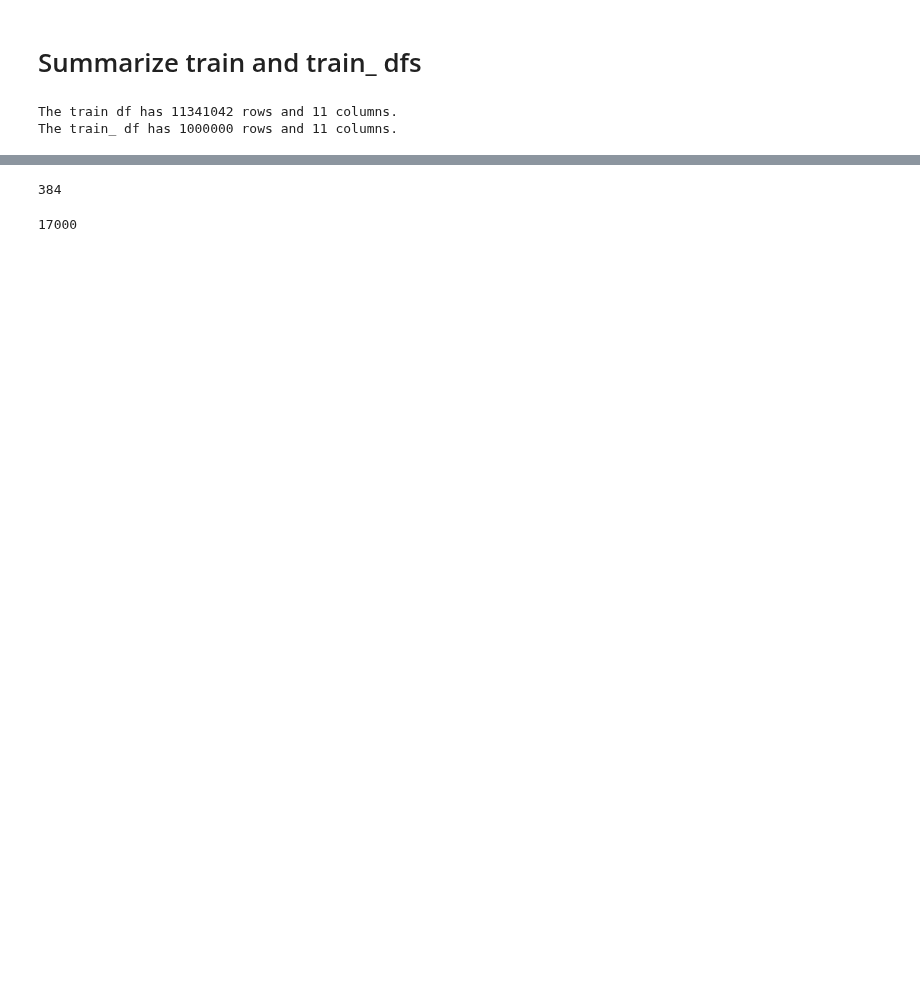
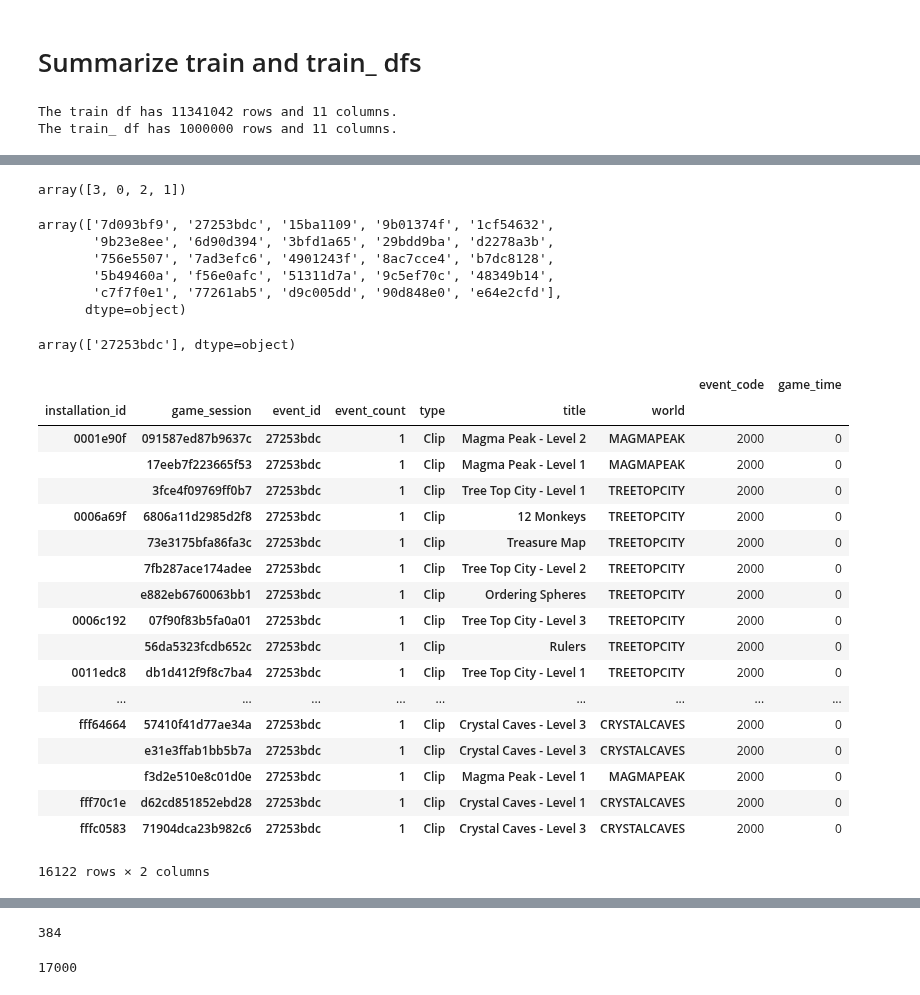
Before and after one commit to cats-in-the-hat/PBS-KIDS2, a Jupyter notebook: faith_starter.ipynb, the cells around one changed output, grey strips where cells are left out. Saved outputs shown, nothing was run; the diff lists cells and outputs as text; code cells hidden in the pictures; blank space fills up the shorter version.

```diff
--- a/faith_starter.ipynb
+++ b/faith_starter.ipynb
@@ -73,0 +133,39 @@ train_.head(1)
+# %%
+train_labels.accuracy_group.unique()
+# %% [output]
+array([3, 0, 2, 1])
+# %%
+train_[train_.event_code == 2000].event_id.unique()
+# %% [output]
+array(['7d093bf9', '27253bdc', '15ba1109', '9b01374f', '1cf54632',
+       '9b23e8ee', '6d90d394', '3bfd1a65', '29bdd9ba', 'd2278a3b',
+       '756e5507', '7ad3efc6', '4901243f', '8ac7cce4', 'b7dc8128',
+       '5b49460a', 'f56e0afc', '51311d7a', '9c5ef70c', '48349b14',
+       'c7f7f0e1', '77261ab5', 'd9c005dd', '90d848e0', 'e64e2cfd'],
+      dtype=object)
+# %%
+train_[train_.type == 'Clip'].event_id.unique()
+# %% [output]
+array(['27253bdc'], dtype=object)
+# %%
+train_[train_.event_id == '27253bdc'].groupby(['installation_id', 'game_session','event_id','event_count', 'type','title', 'world']).mean()
+# %% [output]
+|  |  |  |  |  |  |  | event_code | game_time |
+| installation_id | game_session | event_id | event_count | type | title | world |  |  |
+| 0001e90f | 091587ed87b9637c | 27253bdc | 1 | Clip | Magma Peak - Level 2 | MAGMAPEAK | 2000 | 0 |
+|  | 17eeb7f223665f53 | 27253bdc | 1 | Clip | Magma Peak - Level 1 | MAGMAPEAK | 2000 | 0 |
+|  | 3fce4f09769ff0b7 | 27253bdc | 1 | Clip | Tree Top City - Level 1 | TREETOPCITY | 2000 | 0 |
+| 0006a69f | 6806a11d2985d2f8 | 27253bdc | 1 | Clip | 12 Monkeys | TREETOPCITY | 2000 | 0 |
+|  | 73e3175bfa86fa3c | 27253bdc | 1 | Clip | Treasure Map | TREETOPCITY | 2000 | 0 |
+|  | 7fb287ace174adee | 27253bdc | 1 | Clip | Tree Top City - Level 2 | TREETOPCITY | 2000 | 0 |
+|  | e882eb6760063bb1 | 27253bdc | 1 | Clip | Ordering Spheres | TREETOPCITY | 2000 | 0 |
+| 0006c192 | 07f90f83b5fa0a01 | 27253bdc | 1 | Clip | Tree Top City - Level 3 | TREETOPCITY | 2000 | 0 |
+|  | 56da5323fcdb652c | 27253bdc | 1 | Clip | Rulers | TREETOPCITY | 2000 | 0 |
+| 0011edc8 | db1d412f9f8c7ba4 | 27253bdc | 1 | Clip | Tree Top City - Level 1 | TREETOPCITY | 2000 | 0 |
+| ... | ... | ... | ... | ... | ... | ... | ... | ... |
+| fff64664 | 57410f41d77ae34a | 27253bdc | 1 | Clip | Crystal Caves - Level 3 | CRYSTALCAVES | 2000 | 0 |
+|  | e31e3ffab1bb5b7a | 27253bdc | 1 | Clip | Crystal Caves - Level 3 | CRYSTALCAVES | 2000 | 0 |
+|  | f3d2e510e8c01d0e | 27253bdc | 1 | Clip | Magma Peak - Level 1 | MAGMAPEAK | 2000 | 0 |
+| fff70c1e | d62cd851852ebd28 | 27253bdc | 1 | Clip | Crystal Caves - Level 1 | CRYSTALCAVES | 2000 | 0 |
+| fffc0583 | 71904dca23b982c6 | 27253bdc | 1 | Clip | Crystal Caves - Level 3 | CRYSTALCAVES | 2000 | 0 |
+16122 rows × 2 columns
```
Also changed, not shown: parts of 25 cells of this notebook, 1 other file.
